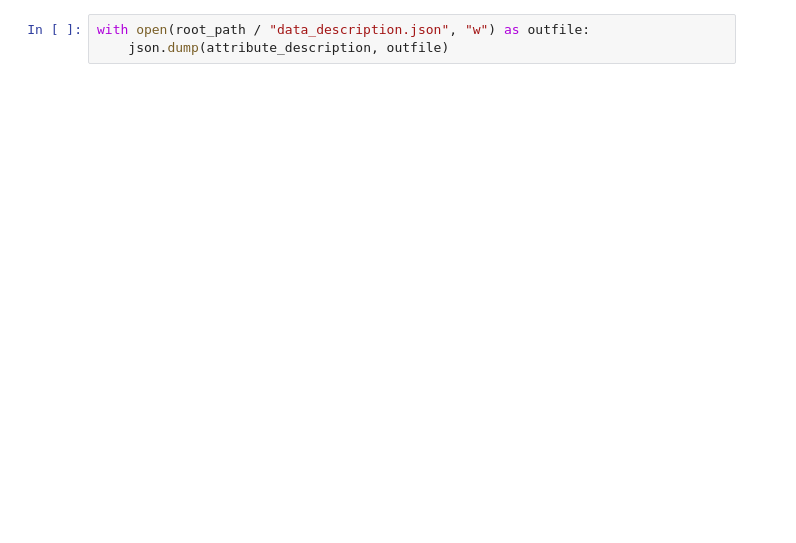
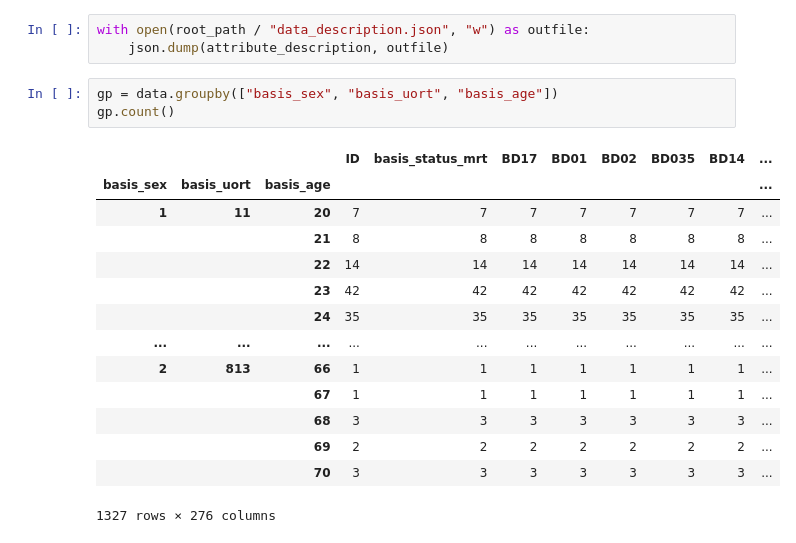
Before and after one commit to st148385/NAKO_dashboard, a Jupyter notebook: src/data-analyze/overview.ipynb, the cells around one changed output. Saved outputs shown, nothing was run; the diff lists cells and outputs as text; blank space fills up the shorter version.

```diff
--- a/src/data-analyze/overview.ipynb
+++ b/src/data-analyze/overview.ipynb
@@ -57,3 +82,21 @@ for block in data.columns:
 # %%
 with open(root_path / "data_description.json", "w") as outfile:
 	json.dump(attribute_description, outfile)
+# %%
+gp = data.groupby(["basis_sex", "basis_uort", "basis_age"])
+gp.count()
+# %% [output]
+|  |  |  | ID | basis_status_mrt | BD17 | BD01 | BD02 | BD035 | BD14 | ... |
+| basis_sex | basis_uort | basis_age |  |  |  |  |  |  |  | ... |
+| 1 | 11 | 20 | 7 | 7 | 7 | 7 | 7 | 7 | 7 | ... |
+|  |  | 21 | 8 | 8 | 8 | 8 | 8 | 8 | 8 | ... |
+|  |  | 22 | 14 | 14 | 14 | 14 | 14 | 14 | 14 | ... |
+|  |  | 23 | 42 | 42 | 42 | 42 | 42 | 42 | 42 | ... |
+|  |  | 24 | 35 | 35 | 35 | 35 | 35 | 35 | 35 | ... |
+| ... | ... | ... | ... | ... | ... | ... | ... | ... | ... | ... |
+| 2 | 813 | 66 | 1 | 1 | 1 | 1 | 1 | 1 | 1 | ... |
+|  |  | 67 | 1 | 1 | 1 | 1 | 1 | 1 | 1 | ... |
+|  |  | 68 | 3 | 3 | 3 | 3 | 3 | 3 | 3 | ... |
+|  |  | 69 | 2 | 2 | 2 | 2 | 2 | 2 | 2 | ... |
+|  |  | 70 | 3 | 3 | 3 | 3 | 3 | 3 | 3 | ... |
+1327 rows × 276 columns
```
Also changed, not shown: parts of 5 cells of this notebook.
